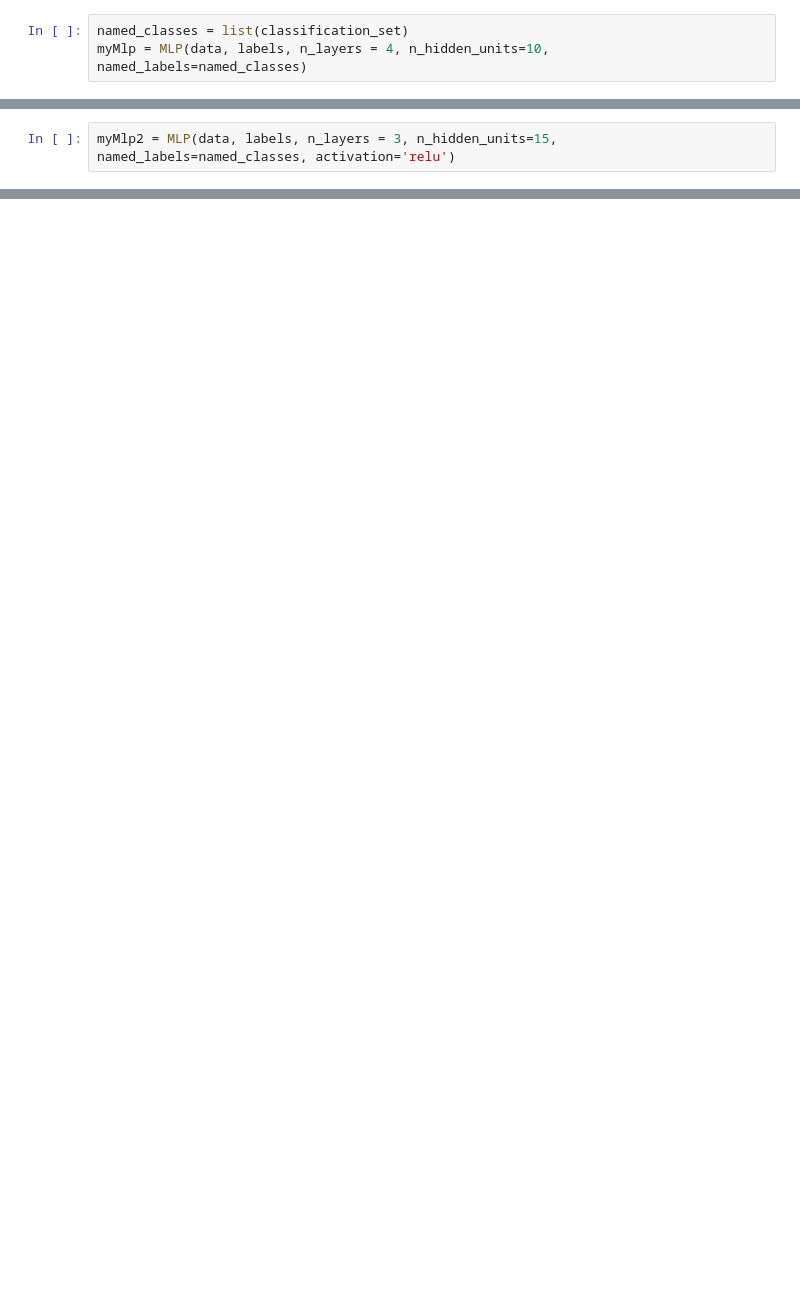
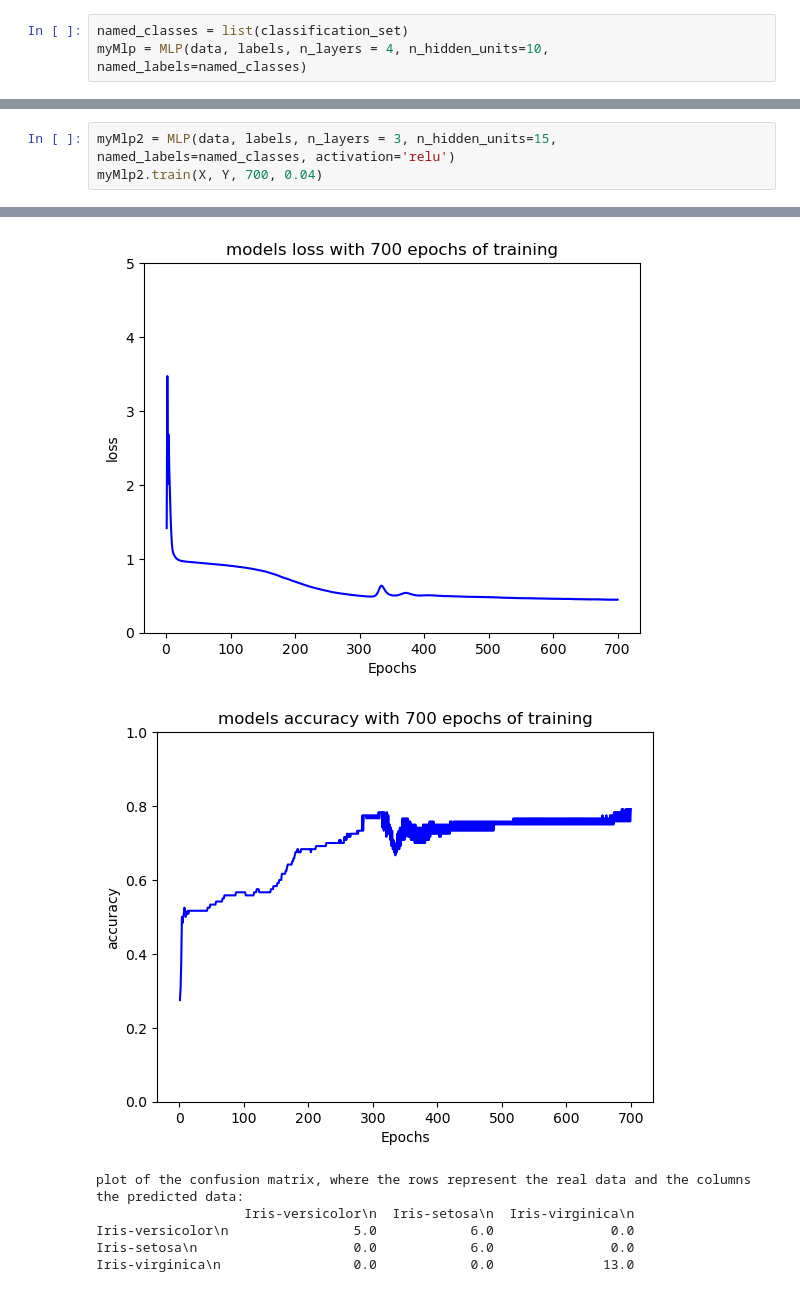
Before and after one commit to rocholaky/NNFromScratch, a Jupyter notebook: nn/NeuralNetworks.ipynb, the cells around one changed output, grey strips where cells are left out. Saved outputs shown, nothing was run; the diff lists cells and outputs as text; blank space fills up the shorter version.

```diff
--- a/nn/NeuralNetworks.ipynb
+++ b/nn/NeuralNetworks.ipynb
@@ -500,2 +426,4 @@ Esta red se entrena con 700 epochs y 0.02 de learning rate:
 # %%
 myMlp2 = MLP(data, labels, n_layers = 3, n_hidden_units=15, named_labels=named_classes, activation='relu')
+myMlp2.train(X, Y, 700, 0.04)
+# %% [output]
@@ -501,0 +440,7 @@ myMlp2 = MLP(data, labels, n_layers = 3, n_hidden_units=15, named_labels=named_c
+[figure, added]
+[figure, added]
+plot of the confusion matrix, where the rows represent the real data and the columns the predicted data:
+                   Iris-versicolor\n  Iris-setosa\n  Iris-virginica\n
+Iris-versicolor\n                5.0            6.0               0.0
+Iris-setosa\n                    0.0            6.0               0.0
+Iris-virginica\n                 0.0            0.0              13.0
```
Also changed, not shown: parts of 37 cells of this notebook.
